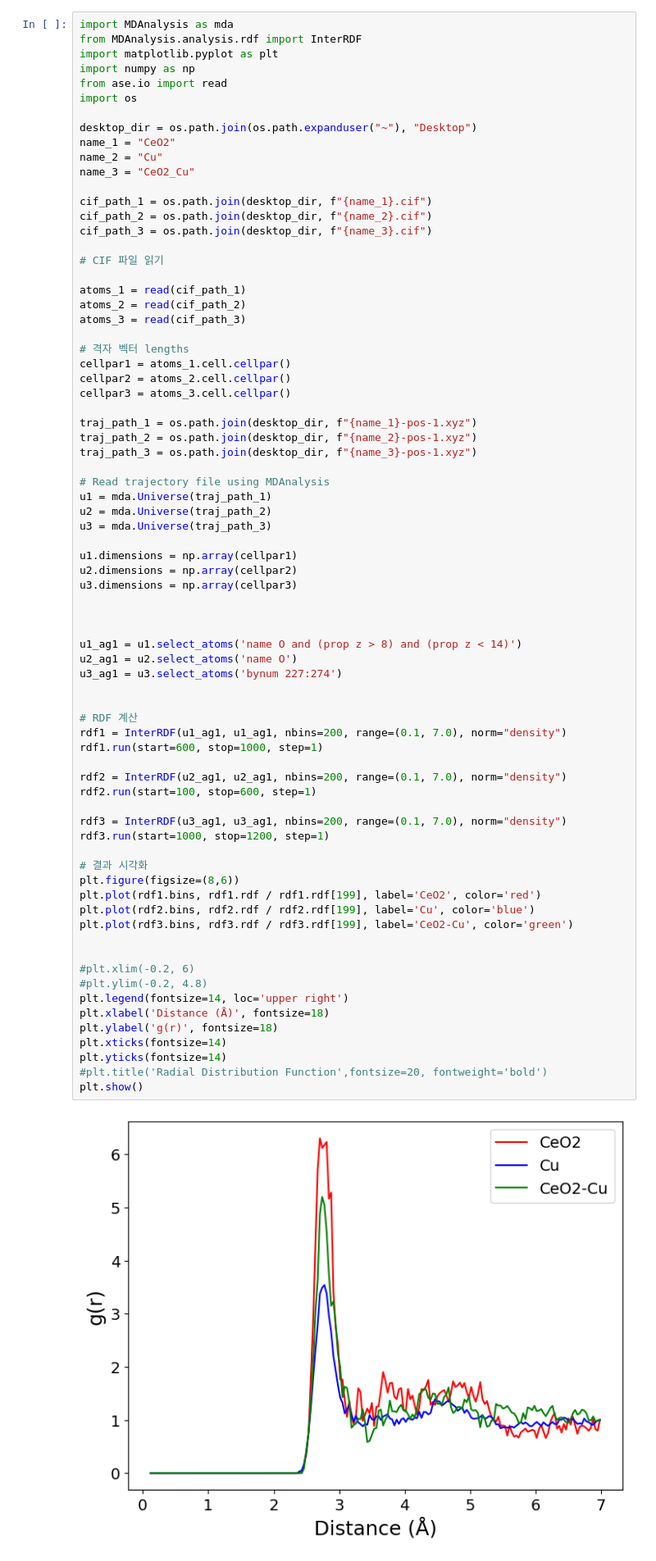
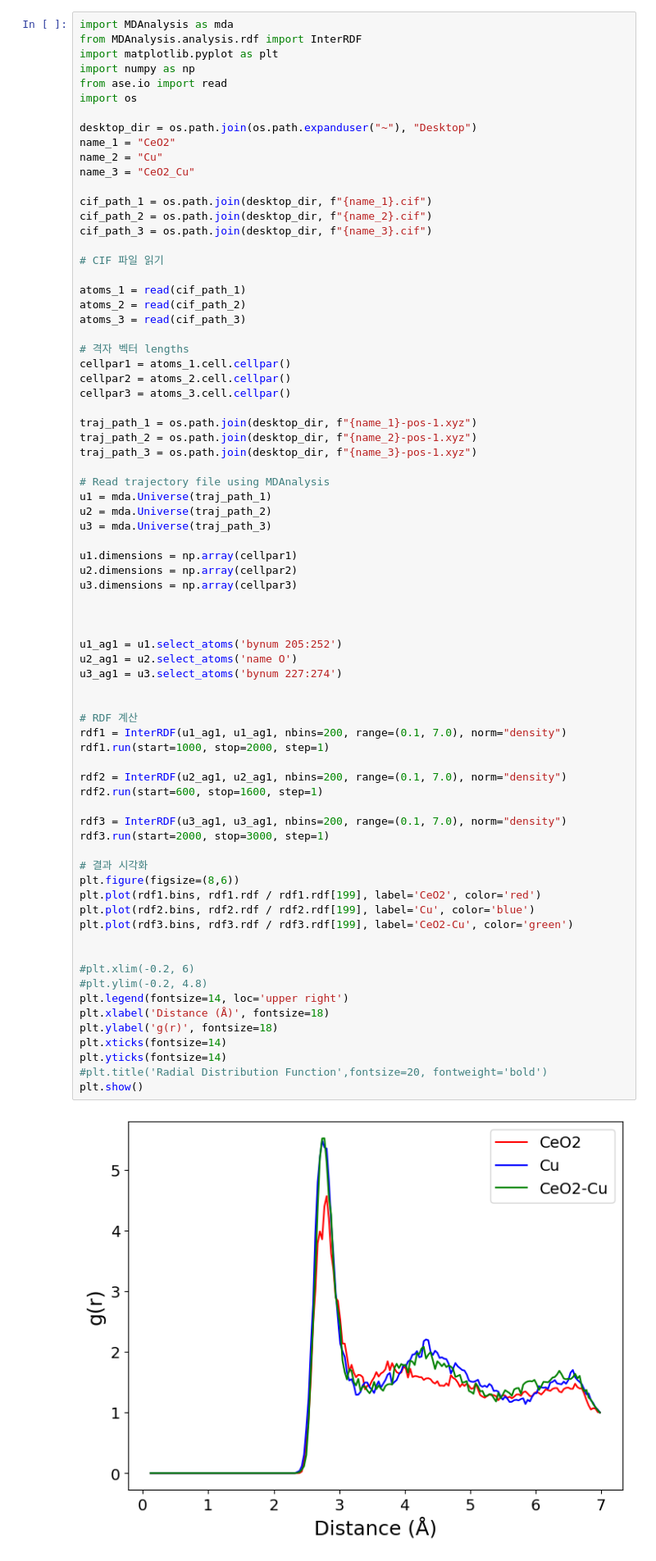
Before and after one commit to JihoonSon94/MD_Analysis, a Jupyter notebook: MD.ipynb, the cells around one changed output. Shown at 82% size. Cells and saved outputs as stored; diff of their text form.

```diff
--- a/MD.ipynb
+++ b/MD.ipynb
@@ -229,39 +231,39 @@ u3.dimensions = np.array(cellpar3)
 
 
 
-u1_ag1 = u1.select_atoms('name O and (prop z > 8) and (prop z < 14)')
+u1_ag1 = u1.select_atoms('bynum 205:252')
 u2_ag1 = u2.select_atoms('name O')
 u3_ag1 = u3.select_atoms('bynum 227:274')
 
 
 # RDF 계산
 rdf1 = InterRDF(u1_ag1, u1_ag1, nbins=200, range=(0.1, 7.0), norm="density")
-rdf1.run(start=600, stop=1000, step=1)
+rdf1.run(start=1000, stop=2000, step=1)
 
 rdf2 = InterRDF(u2_ag1, u2_ag1, nbins=200, range=(0.1, 7.0), norm="density")
-rdf2.run(start=100, stop=600, step=1)
+rdf2.run(start=600, stop=1600, step=1)
 
 rdf3 = InterRDF(u3_ag1, u3_ag1, nbins=200, range=(0.1, 7.0), norm="density")
-rdf3.run(start=1000, stop=1200, step=1)
+rdf3.run(start=2000, stop=3000, step=1)
 
 # 결과 시각화
 plt.figure(figsize=(8,6))
 plt.plot(rdf1.bins, rdf1.rdf / rdf1.rdf[199], label='CeO2', color='red')
 plt.plot(rdf2.bins, rdf2.rdf / rdf2.rdf[199], label='Cu', color='blue')
 plt.plot(rdf3.bins, rdf3.rdf / rdf3.rdf[199], label='CeO2-Cu', color='green')
 
 
 #plt.xlim(-0.2, 6)
 #plt.ylim(-0.2, 4.8)
 plt.legend(fontsize=14, loc='upper right')
 plt.xlabel('Distance (Å)', fontsize=18)
 plt.ylabel('g(r)', fontsize=18)
 plt.xticks(fontsize=14)
 plt.yticks(fontsize=14)
 #plt.title('Radial Distribution Function',fontsize=20, fontweight='bold')
 plt.show()
 # %% [output]
-[figure, old version]
+[figure, new version]
 # %%
 import MDAnalysis as mda
 from MDAnalysis.analysis.rdf import InterRDF
```
Also changed, not shown: parts of 8 cells of this notebook.
